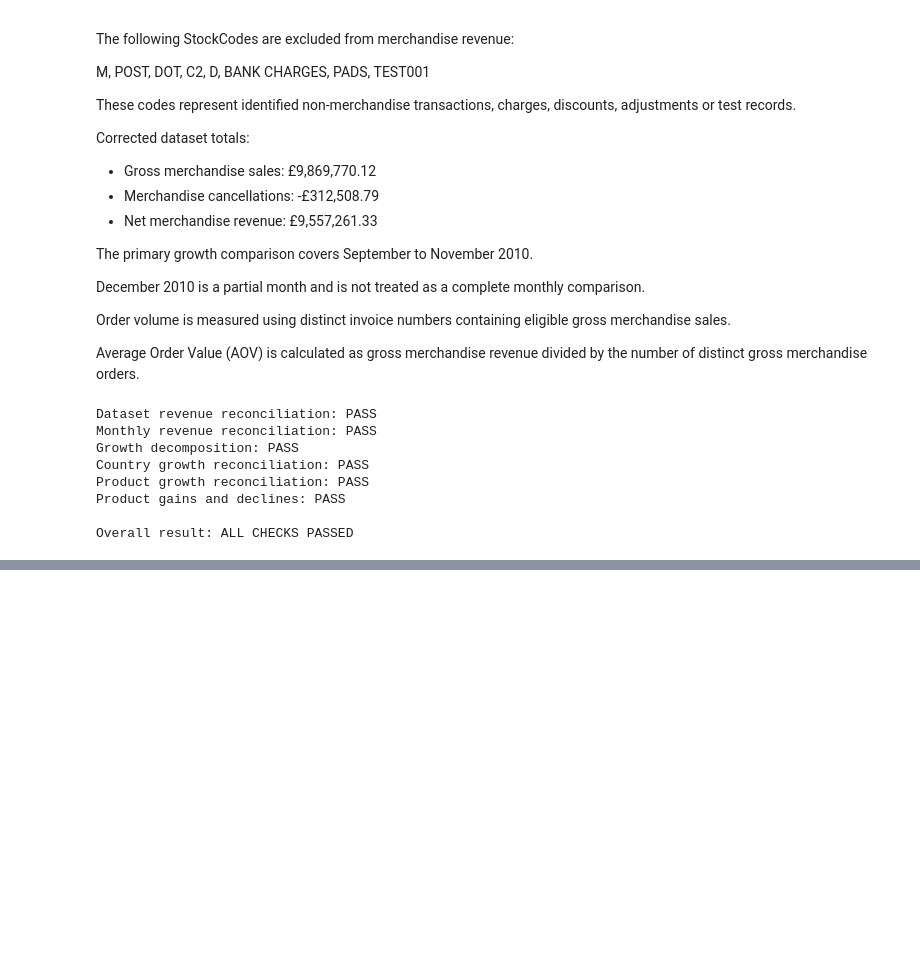
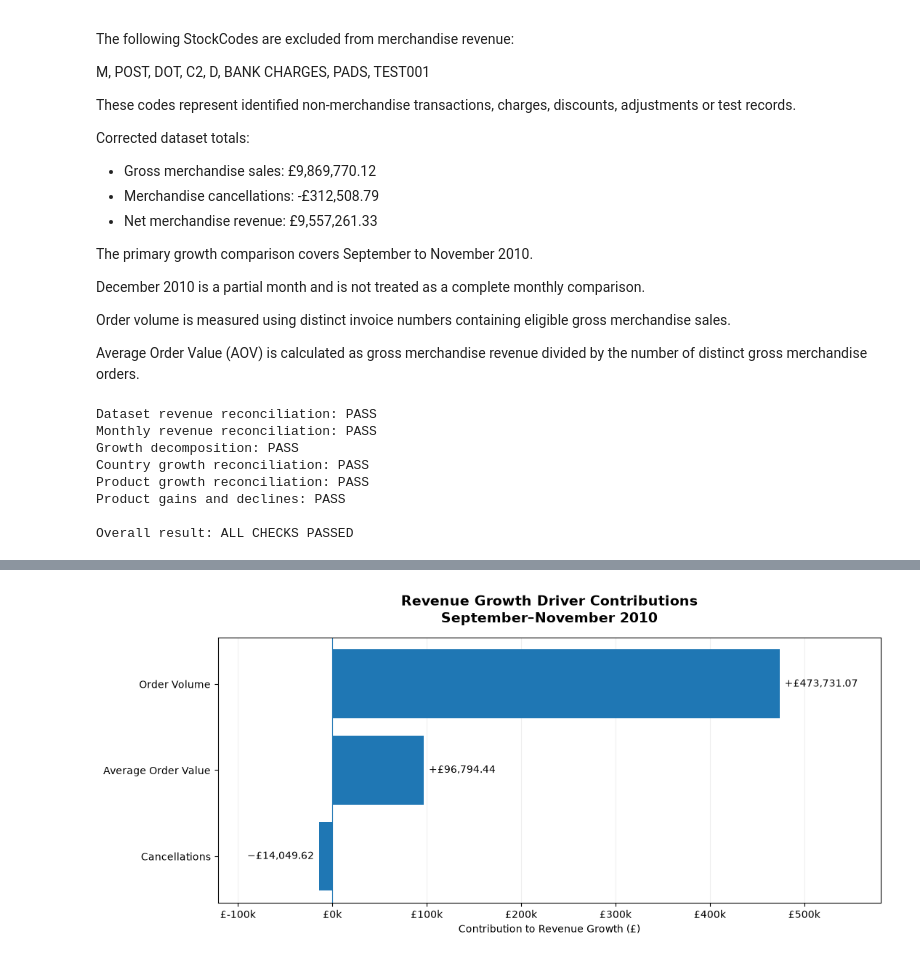
Before and after one commit to baizoukou/retail-revenue-growth-analysis, a Jupyter notebook: notebooks/04_revenue_growth_drivers.ipynb, the cells around one changed output, grey strips where cells are left out. Cells and saved outputs as stored; diff of their text form; code cells hidden in the pictures; blank space fills up the shorter version.

```diff
--- a/notebooks/04_revenue_growth_drivers.ipynb
+++ b/notebooks/04_revenue_growth_drivers.ipynb
@@ -1820,0 +1912,69 @@ Overall result: ALL CHECKS PASSED
+# %%
+
+# Step 68 — Revenue growth driver contributions
+
+import matplotlib.pyplot as plt
+from matplotlib.ticker import FuncFormatter
+
+drivers = [
+    "Order Volume",
+    "Average Order Value",
+    "Cancellations"
+]
+
+contributions = [
+    volume_effect,
+    aov_effect,
+    cancellation_effect
+]
+
+fig, ax = plt.subplots(figsize=(11, 5))
+
+bars = ax.barh(drivers, contributions)
+
+ax.axvline(0, linewidth=0.8)
+
+ax.set_title(
+    "Revenue Growth Driver Contributions\n"
+    "September–November 2010",
+    fontsize=14,
+    fontweight="bold",
+    pad=15
+)
+
+ax.set_xlabel("Contribution to Revenue Growth (£)")
+
+ax.xaxis.set_major_formatter(
+    FuncFormatter(lambda value, pos: f"£{value / 1000:,.0f}k")
+)
+
+ax.grid(axis="x", alpha=0.2)
+ax.set_axisbelow(True)
+
+# Largest contributor at the top
+ax.invert_yaxis()
+
+# Add exact contribution labels
+for bar, value in zip(bars, contributions):
+    ax.annotate(
+        f"{'+' if value > 0 else '−'}£{abs(value):,.2f}",
+        xy=(value, bar.get_y() + bar.get_height() / 2),
+        xytext=(5 if value > 0 else -5, 0),
+        textcoords="offset points",
+        ha="left" if value > 0 else "right",
+        va="center"
+    )
+
+ax.margins(x=0.22)
+
+plt.tight_layout()
+
+fig.savefig(
+    "../figures/revenue_growth_drivers.png",
+    dpi=300,
+    bbox_inches="tight"
+)
+
+plt.show()
+# %% [output]
+[figure, added]
```
Also changed, not shown: parts of 8 cells of this notebook, 8 other files.
